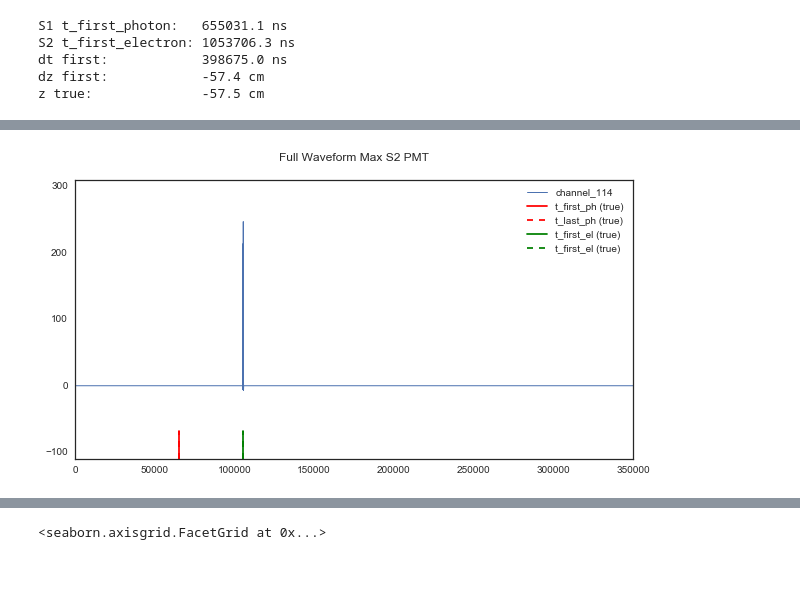
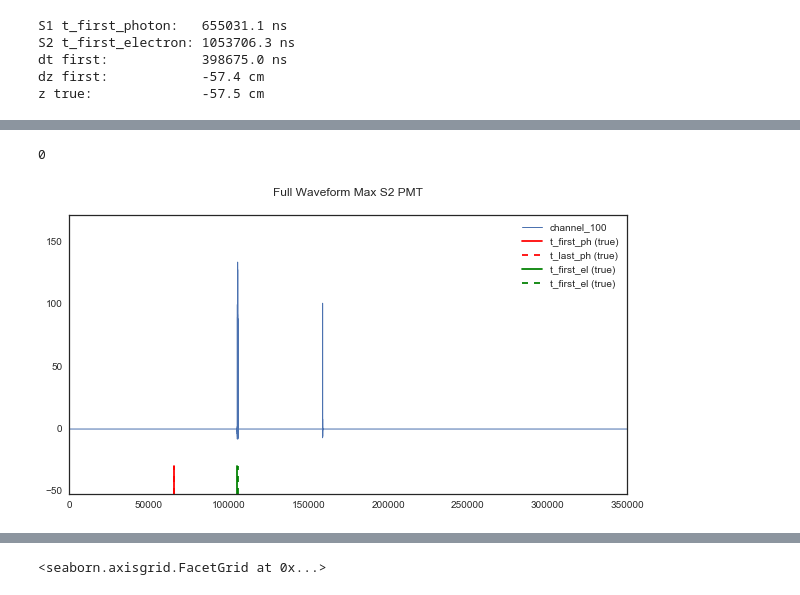
Before and after one commit to dbarg/pax_reconstruction, a Jupyter notebook: plot_s2_waveforms.ipynb, the cells around one changed output, grey strips where cells are left out. Saved outputs shown, nothing was run; the diff lists cells and outputs as text; code cells hidden in the pictures.

```diff
--- a/plot_s2_waveforms.ipynb
+++ b/plot_s2_waveforms.ipynb
@@ -297,28 +312,39 @@ print()
 # %%
 
 ####################################################################################################
 # Plot Max PMT Full Waveform
 ####################################################################################################
 
 f = plt.figure(figsize=[10, 5])
-plt.plot(arr_waveform_rank001, linewidth=1)
+#plt.plot(arr_waveform_rank001[65500:65600], linewidth=1)
+plt.plot(arr_waveform_rank005, linewidth=1)
+
+test = arr_waveform_rank001[65500:70000]
+
+n = np.count_nonzero(test)
+
+print(n)
+
+#plt.plot(arr_waveform_rank001[:], linewidth=1)
+
 t1 = plt.title("Full Waveform Max S2 PMT", y=1.05)
 plt.axvline(x=samp0_s1, ymax=0.1, color='r', linestyle='solid' , label='t_first_ph (true)')
 plt.axvline(x=samp1_s1, ymax=0.1, color='r', linestyle='dashed', label='t_last_ph (true)')
 plt.axvline(x=samp0_s2, ymax=0.1, color='g', linestyle='solid' , label='t_first_el (true)')
 plt.axvline(x=samp1_s2, ymax=0.1, color='g', linestyle='dashed', label='t_first_el (true)')
 y0, y1 = plt.ylim()
 dy     = y1 - y0
 y0     = y0 - 0.2*dy
 y1     = y1 + 0.2*dy
 plt.ylim([y0, y1])
 leg = plt.legend()
 
 f.savefig("plots/s2_waveform_pmt_maxS2.png")
 plt.close()
 
 print()
 display(f)
 print()
 # %% [output]
+0
-[figure, old version]
+[figure, new version]
```
Also changed, not shown: parts of 16 cells of this notebook.
